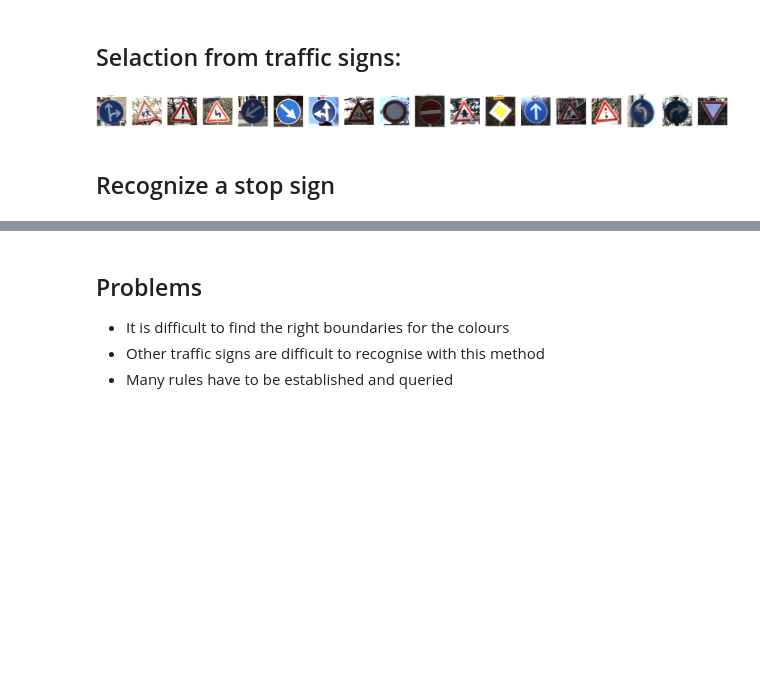
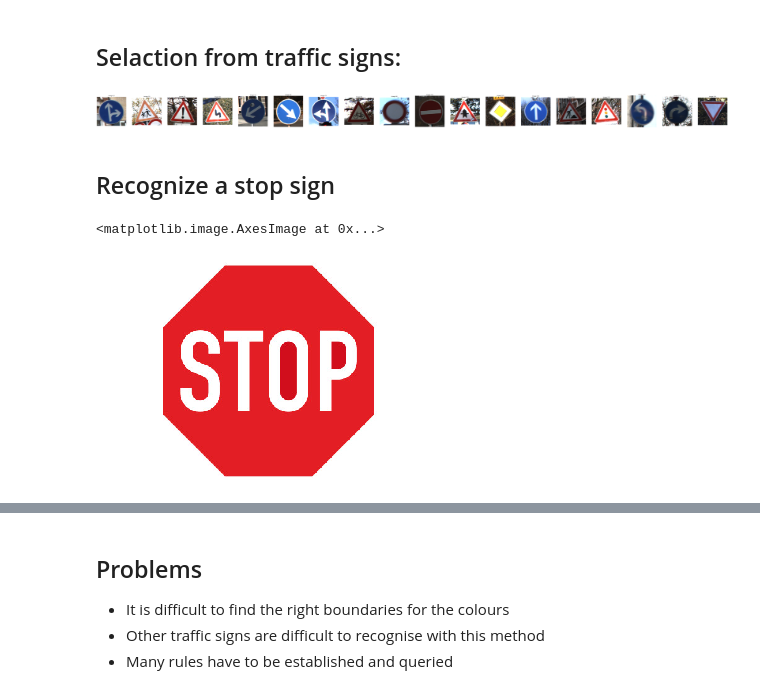
Before and after one commit to uol-mediaprocessing-201920/group-projects-traffic-signs, a Jupyter notebook: Pres_3/main_traffic_signs.ipynb, the cells around one changed output, grey strips where cells are left out. Cells and saved outputs as stored; diff of their text form; code cells hidden in the pictures; blank space fills up the shorter version.

```diff
--- a/Pres_3/main_traffic_signs.ipynb
+++ b/Pres_3/main_traffic_signs.ipynb
@@ -28,24 +28,24 @@ from google.colab.patches import cv2_imshow
 # %% [markdown]
 ## Selaction from traffic signs:
 # %%
-image01 = plt.imread("01.png")
-image02 = plt.imread("02.png")
-image03 = plt.imread("03.png")
-image04 = plt.imread("04.png")
-image05 = plt.imread("05.png")
-image06 = plt.imread("06.png")
-image07 = plt.imread("07.png")
-image08 = plt.imread("08.png")
-image09 = plt.imread("09.png")
-image10 = plt.imread("10.png")
-image11 = plt.imread("11.png")
-image12 = plt.imread("12.png")
-image13 = plt.imread("13.png")
-image14 = plt.imread("14.png")
-image15 = plt.imread("15.png")
-image16 = plt.imread("16.png")
-image17 = plt.imread("17.png")
-image18 = plt.imread("18.png")
+image01 = plt.imread("img/01.png")
+image02 = plt.imread("img/02.png")
+image03 = plt.imread("img/03.png")
+image04 = plt.imread("img/04.png")
+image05 = plt.imread("img/05.png")
+image06 = plt.imread("img/06.png")
+image07 = plt.imread("img/07.png")
+image08 = plt.imread("img/08.png")
+image09 = plt.imread("img/09.png")
+image10 = plt.imread("img/10.png")
+image11 = plt.imread("img/11.png")
+image12 = plt.imread("img/12.png")
+image13 = plt.imread("img/13.png")
+image14 = plt.imread("img/14.png")
+image15 = plt.imread("img/15.png")
+image16 = plt.imread("img/16.png")
+image17 = plt.imread("img/17.png")
+image18 = plt.imread("img/18.png")
 
 
 images = [image01, image02, image03, image04, image05, image06, image07,
@@ -78,9 +78,19 @@ def show_images(images, cols = 1, titles = None):
         a.set_title(title)
     fig.set_size_inches(np.array(fig.get_size_inches()) * n_images)
     plt.show()
-
-show_images(images)
-# %% [output]
-[figure, removed]
+# %%
+show_images(images)
+# %% [output]
+[figure, added]
 # %% [markdown]
 ## Recognize a stop sign
+# %%
+# Show a image
+img = cv2.imread("img/stopsign.jpg")
+img = cv2.cvtColor(img, cv2.COLOR_BGR2RGB)
+fig = plt.figure()
+plt.axis("off")
+plt.imshow(img)
+# %% [output]
+<matplotlib.image.AxesImage at 0x...>
+[figure, added]
```
Also changed, not shown: parts of 13 cells of this notebook, 1 other file.
